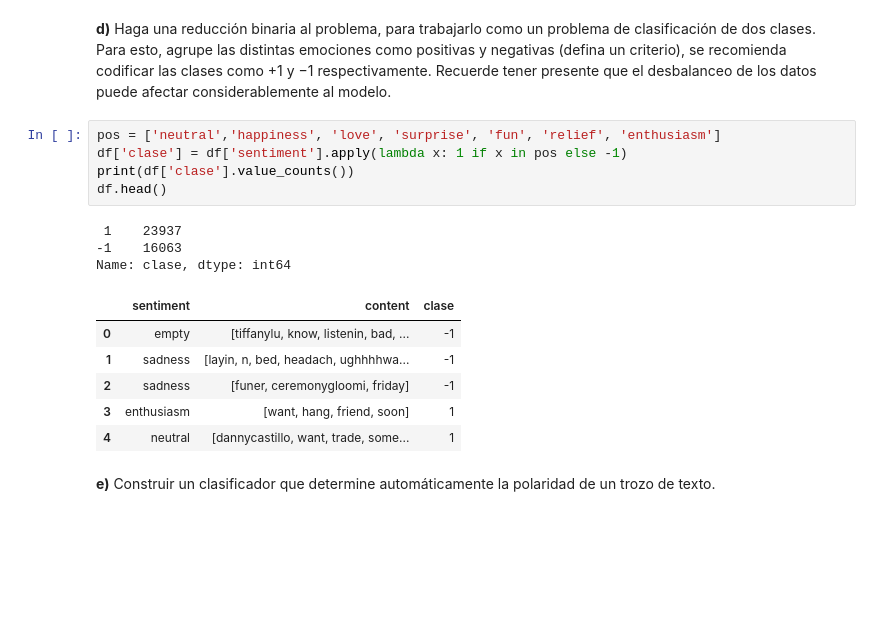
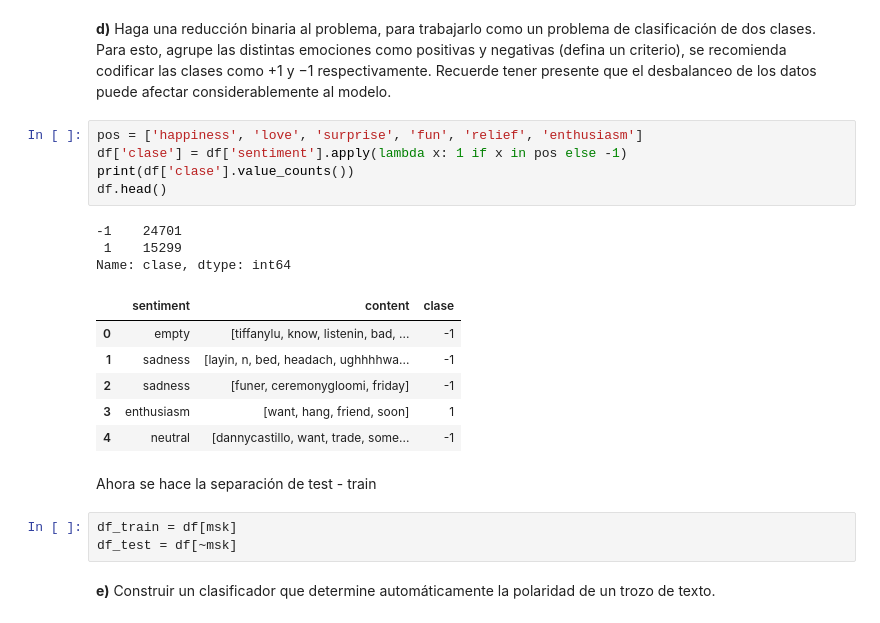
Before and after one commit to TareasJF/INF393, a Jupyter notebook: T2/Tarea2.ipynb, the cells around one changed output. Cells and saved outputs as stored; diff of their text form; blank space fills up the shorter version.

```diff
--- a/T2/Tarea2.ipynb
+++ b/T2/Tarea2.ipynb
@@ -174,19 +175,24 @@ df.head()
 # %% [markdown]
 **d)** Haga una reducción binaria al problema, para trabajarlo como un problema de clasificación de dos clases. Para esto, agrupe las distintas emociones como positivas y negativas (defina un criterio), se recomienda codificar las clases como +1 y −1 respectivamente. Recuerde tener presente que el desbalanceo de los datos puede afectar considerablemente al modelo.
 # %%
-pos = ['neutral','happiness', 'love', 'surprise', 'fun', 'relief', 'enthusiasm']
+pos = ['happiness', 'love', 'surprise', 'fun', 'relief', 'enthusiasm']
 df['clase'] = df['sentiment'].apply(lambda x: 1 if x in pos else -1)
 print(df['clase'].value_counts())
 df.head()
 # %% [output]
- 1    23937
--1    16063
+-1    24701
+ 1    15299
 Name: clase, dtype: int64
 |  | sentiment | content | clase |
 | 0 | empty | [tiffanylu, know, listenin, bad, ... | -1 |
 | 1 | sadness | [layin, n, bed, headach, ughhhhwa... | -1 |
 | 2 | sadness | [funer, ceremonygloomi, friday] | -1 |
 | 3 | enthusiasm | [want, hang, friend, soon] | 1 |
-| 4 | neutral | [dannycastillo, want, trade, some... | 1 |
+| 4 | neutral | [dannycastillo, want, trade, some... | -1 |
+# %% [markdown]
+Ahora se hace la separación de test - train
+# %%
+df_train = df[msk]
+df_test = df[~msk]
 # %% [markdown]
 **e)** Construir un clasificador que determine automáticamente la polaridad de un trozo de texto.
```
Also changed, not shown: parts of 7 cells of this notebook.
